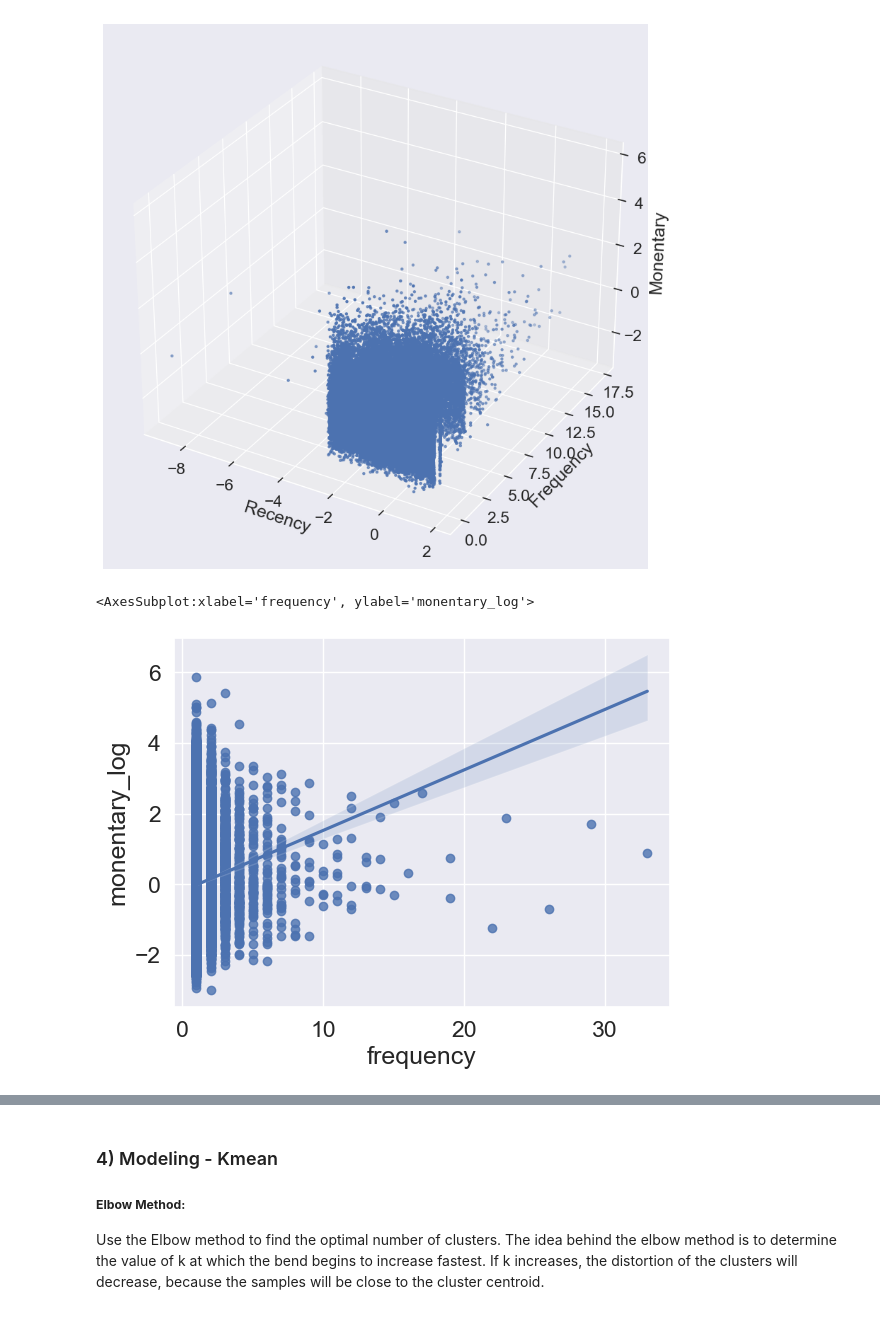
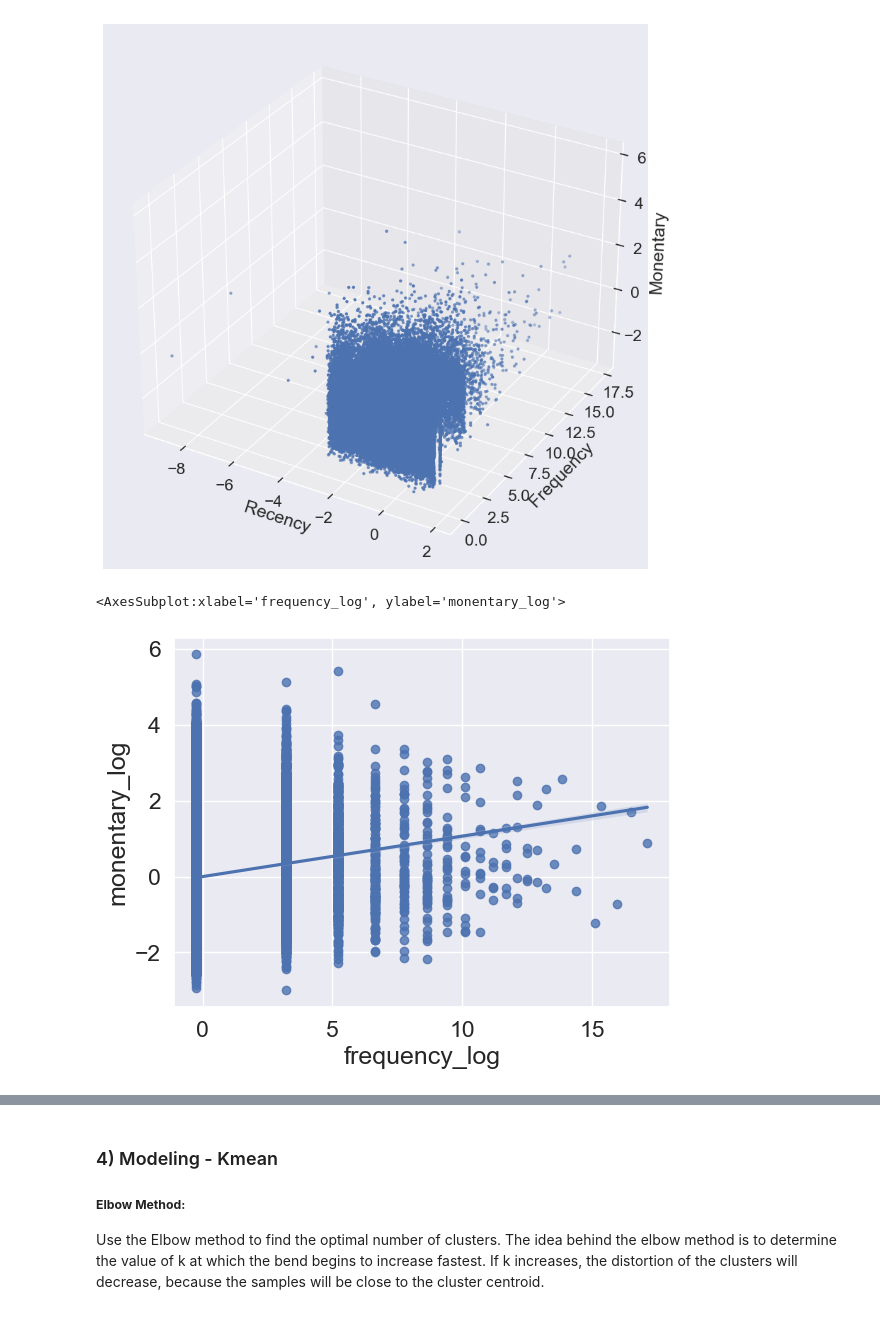
Before and after one commit to longbui23/Customer-Segmentation, a Jupyter notebook: RFM Analysis/RFM and CLV Analysis.ipynb, the cells around one changed output, grey strips where cells are left out. Saved outputs shown, nothing was run; the diff lists cells and outputs as text; code cells hidden in the pictures.

```diff
--- a/RFM Analysis/RFM Analysis.ipynb
+++ b/RFM Analysis/RFM and CLV Analysis.ipynb
@@ -131,0 +213,16 @@ all_concat.head()
+# %%
+# Changing the data type for date columns
+timestamp_cols = ['order_purchase_timestamp', 'order_approved_at', 'order_delivered_carrier_date',
+                  'order_estimated_delivery_date']
+
+for col in timestamp_cols:
+    cust_order_payment[col] = pd.to_datetime(cust_order_payment[col])
+
+#datetime summary
+dt_sum = pd.DataFrame({})
+
+for col in timestamp_cols:
+    dt_sum[col] = cust_order_payment[col].describe()
+
+#display
+dt_sum
@@ -157,9 +299,6 @@ all_concat.head()
 # %%
-#convert to datetime
-all_concat.order_purchase_timestamp = pd.to_datetime(all_concat.order_purchase_timestamp)
-
 #create rfm dataframe + max datetime by customer
-rfm_df = all_concat.groupby(by='customer_unique_id')[['order_purchase_timestamp']].max()
+rfm_df = cust_order_payment.groupby(by='customer_unique_id')[['order_purchase_timestamp']].max()
 
 #most recent date
 rfm_df['recent_date'] = rfm_df['order_purchase_timestamp'].dt.date.max()
@@ -258,7 +402,7 @@ all_concat.head()
 | 4 | 4f2d8ab171c80ec8364f7c12e35b23ad | 345ecd01c38d18a9036ed96c73b8d066 | 13056 | campinas | SP | 6b7d50bd145f6fc7f33cebabd7e49d0f | ... |
 # %%
 #create monentary value
-payment_df = all_concat.groupby('customer_unique_id').agg({'payment_value':'sum'})
+payment_df = cust_order_payment.groupby('customer_unique_id').agg({'payment_value':'sum'})
 payment_df.rename(columns = {'payment_value':'monentary'}, inplace=True)
 
 #merge into main df
@@ -363,7 +514,7 @@ all_concat.head()
 | 4 | 4f2d8ab171c80ec8364f7c12e35b23ad | 345ecd01c38d18a9036ed96c73b8d066 | 13056 | campinas | SP | 6b7d50bd145f6fc7f33cebabd7e49d0f | ... |
 # %%
 #frequency value
-freq_df = all_concat.groupby('customer_unique_id').aggregate({'order_id':'count'}).rename(columns={'order_id':'frequency'})
+freq_df = cust_order_payment.groupby('customer_unique_id').aggregate({'order_id':'count'}).rename(columns={'order_id':'frequency'})
 
 #merge into main df
 rfm_df = rfm_df.merge(freq_df, on='customer_unique_id', how='left')
@@ -483,7 +662,7 @@ plt.show()
 [figure]
 [figure]
 # %%
-sns.regplot(x='frequency',y='monentary_log', data=rfm_df)
+sns.regplot(x='frequency_log',y='monentary_log', data=rfm_df)
 # %% [output]
-<AxesSubplot:xlabel='frequency', ylabel='monentary_log'>
+<AxesSubplot:xlabel='frequency_log', ylabel='monentary_log'>
-[figure, old version]
+[figure, new version]
```
Also changed, not shown: parts of 55 cells of this notebook, 5 other files.
